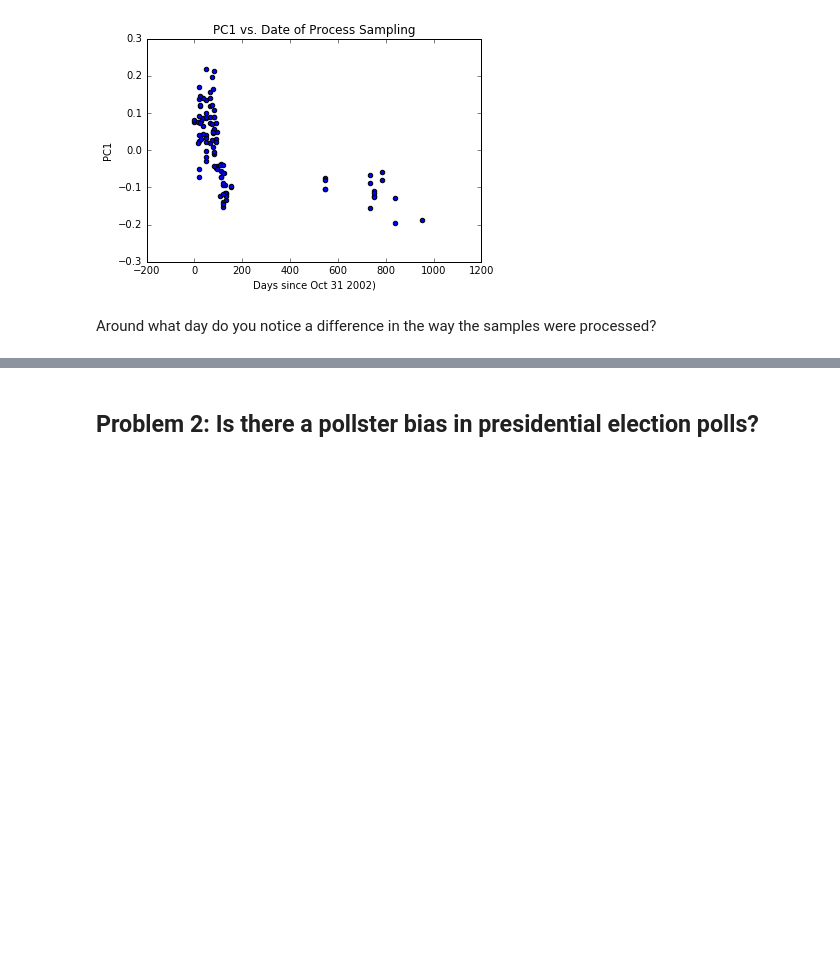
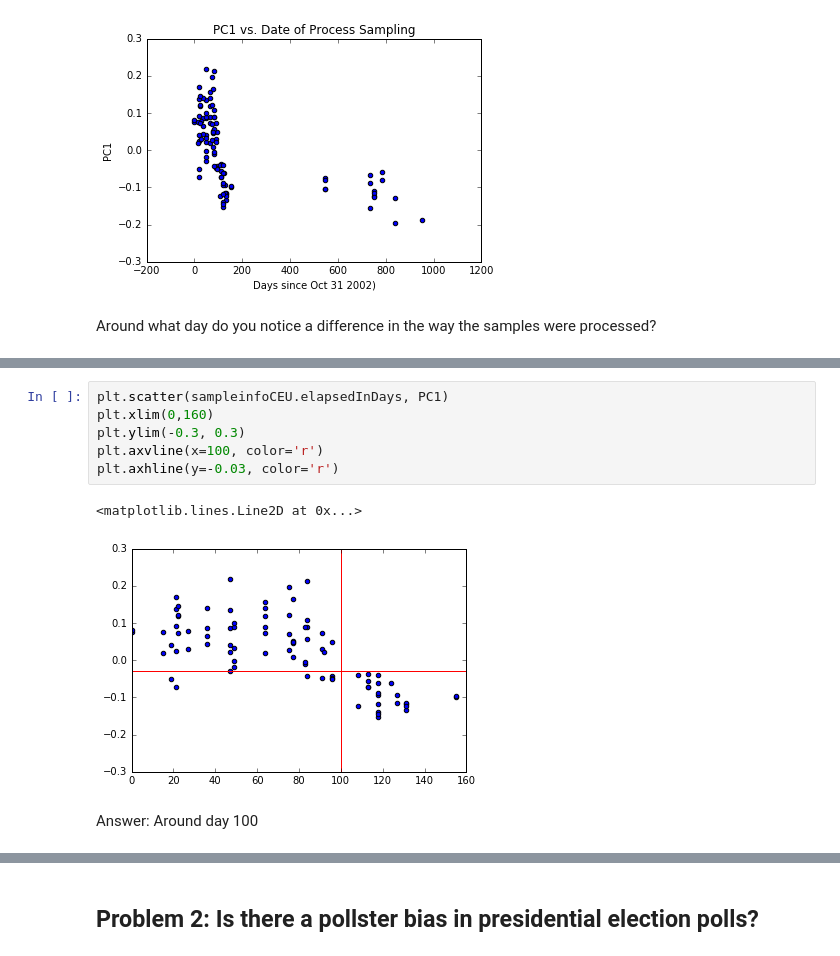
Before and after one commit to suyashSax/CS-109, a Jupyter notebook: Week 5/HW 2.ipynb, the cells around one changed output, grey strips where cells are left out. Cells and saved outputs as stored; diff of their text form; blank space fills up the shorter version.

```diff
--- a/Week 5/HW 2.ipynb
+++ b/Week 5/HW 2.ipynb
@@ -315,3 +325,14 @@ Answer:
+# %%
+plt.scatter(sampleinfoCEU.elapsedInDays, PC1)
+plt.xlim(0,160)
+plt.ylim(-0.3, 0.3)
+plt.axvline(x=100, color='r')
+plt.axhline(y=-0.03, color='r')
+# %% [output]
+<matplotlib.lines.Line2D at 0x...>
+[figure, added]
+# %% [markdown]
+Answer: Around day 100
 # %% [markdown]
 ## Discussion for Problem 1
 
```
Also changed, not shown: parts of 84 cells of this notebook.
